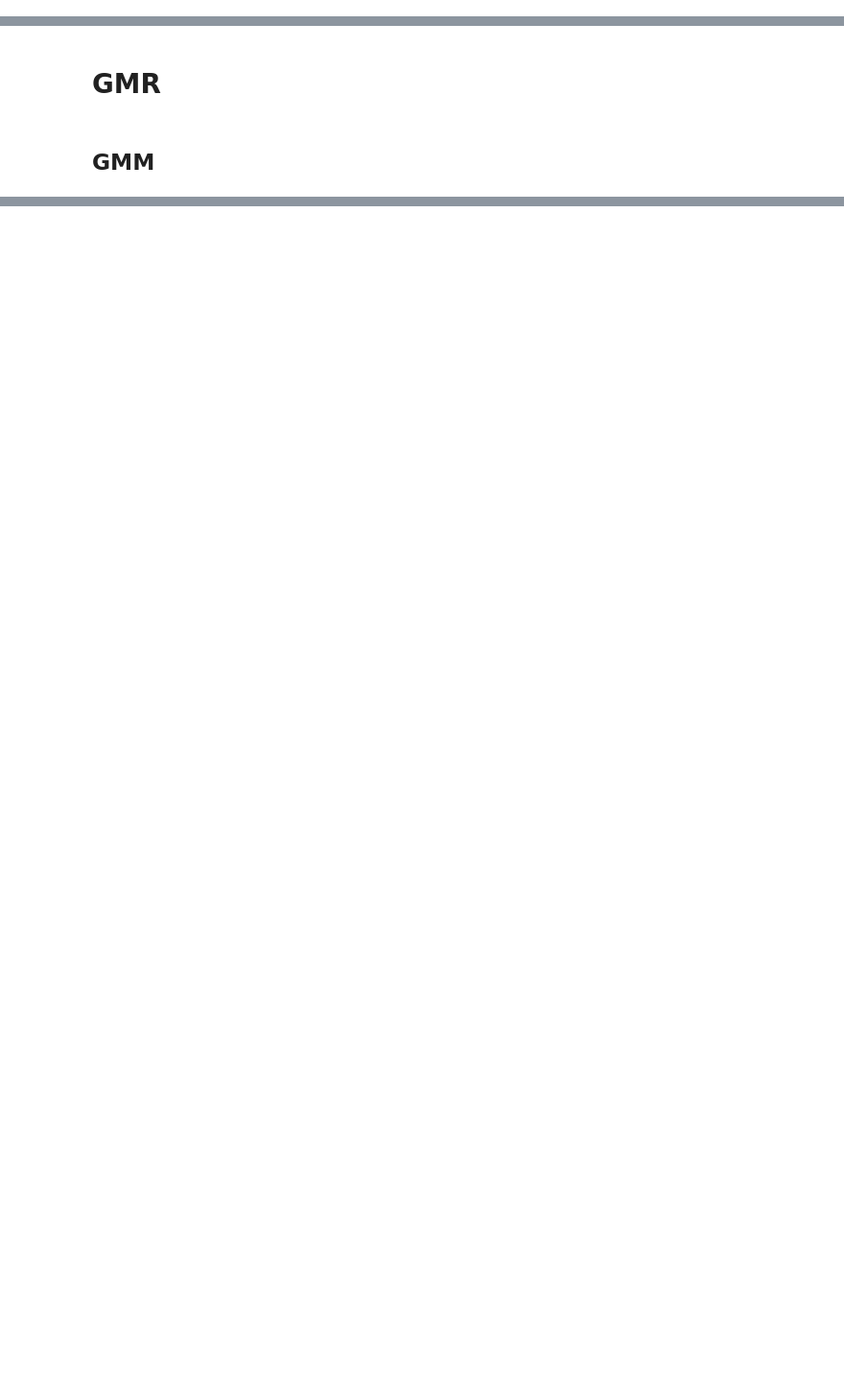
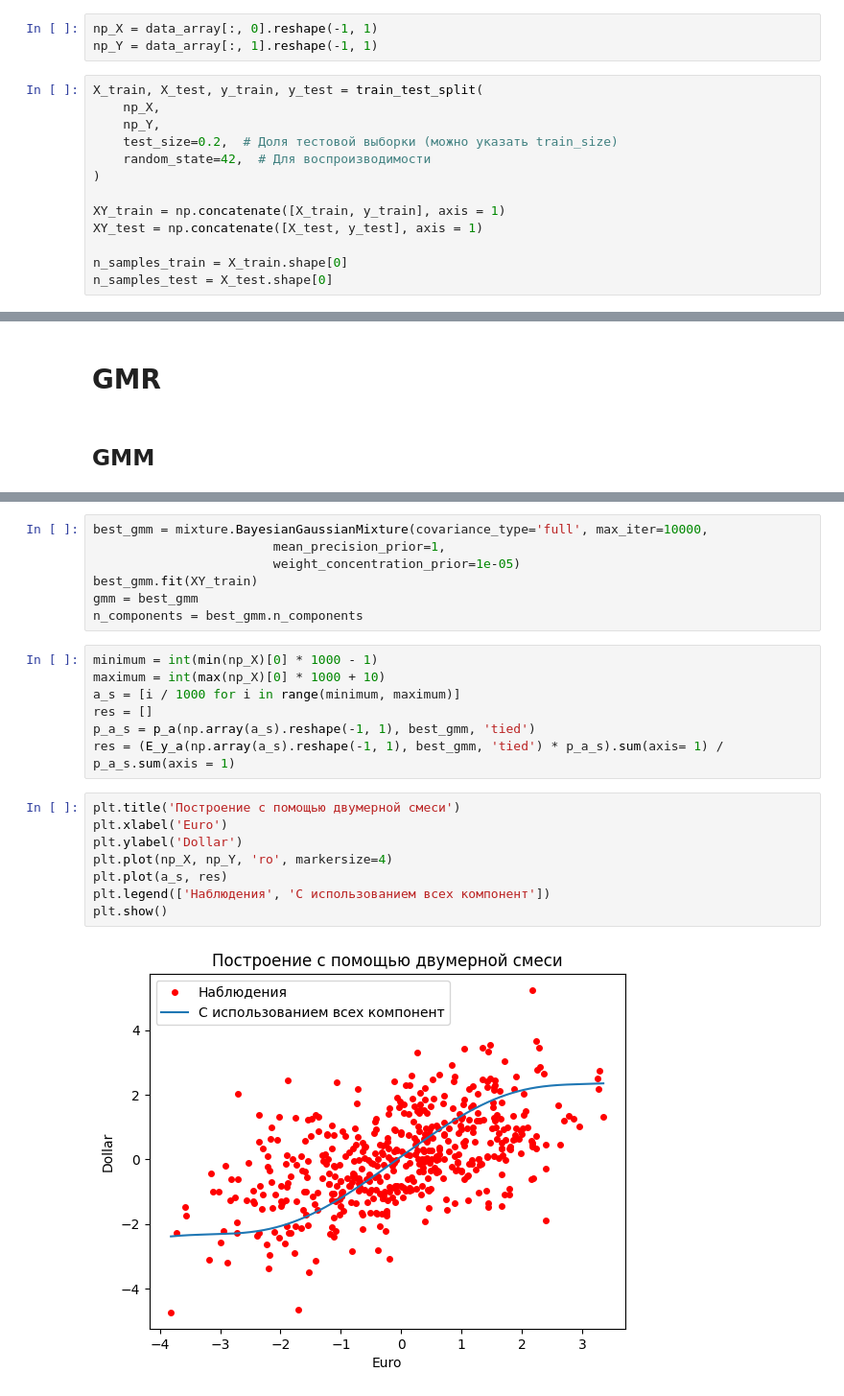
Before and after one commit to AnfimovAleksandr/mag_diploma, a Jupyter notebook: synthetic_500/simple_VAR.ipynb, the cells around one changed output, grey strips where cells are left out. Shown at 96% size. Saved outputs shown, nothing was run; the diff lists cells and outputs as text; blank space fills up the shorter version.

```diff
--- a/synthetic_500/simple_VAR.ipynb
+++ b/synthetic_500/simple_VAR.ipynb
@@ -62,3 +63,19 @@ print(df.head())
 2 -1.872620 -0.731950
 3 -1.212442 -0.000142
 4 -0.078345 -0.023254
+# %%
+np_X = data_array[:, 0].reshape(-1, 1)
+np_Y = data_array[:, 1].reshape(-1, 1)
+# %%
+X_train, X_test, y_train, y_test = train_test_split(
+    np_X,
+    np_Y,
+    test_size=0.2,  # Доля тестовой выборки (можно указать train_size)
+    random_state=42,  # Для воспроизводимости
+)
+
+XY_train = np.concatenate([X_train, y_train], axis = 1)
+XY_test = np.concatenate([X_test, y_test], axis = 1)
+
+n_samples_train = X_train.shape[0]
+n_samples_test = X_test.shape[0]
@@ -101,0 +294,24 @@ plt.show()
+# %%
+best_gmm = mixture.BayesianGaussianMixture(covariance_type='full', max_iter=10000,
+                        mean_precision_prior=1,
+                        weight_concentration_prior=1e-05)
+best_gmm.fit(XY_train)
+gmm = best_gmm
+n_components = best_gmm.n_components
+# %%
+minimum = int(min(np_X)[0] * 1000 - 1)
+maximum = int(max(np_X)[0] * 1000 + 10)
+a_s = [i / 1000 for i in range(minimum, maximum)]
+res = []
+p_a_s = p_a(np.array(a_s).reshape(-1, 1), best_gmm, 'tied')
+res = (E_y_a(np.array(a_s).reshape(-1, 1), best_gmm, 'tied') * p_a_s).sum(axis= 1) / p_a_s.sum(axis = 1)
+# %%
+plt.title('Построение с помощью двумерной смеси')
+plt.xlabel('Euro')
+plt.ylabel('Dollar')
+plt.plot(np_X, np_Y, 'ro', markersize=4)
+plt.plot(a_s, res)
+plt.legend(['Наблюдения', 'С использованием всех компонент'])
+plt.show()
+# %% [output]
+[figure, added]
```
Also changed, not shown: parts of 38 cells of this notebook, 1 other file.
